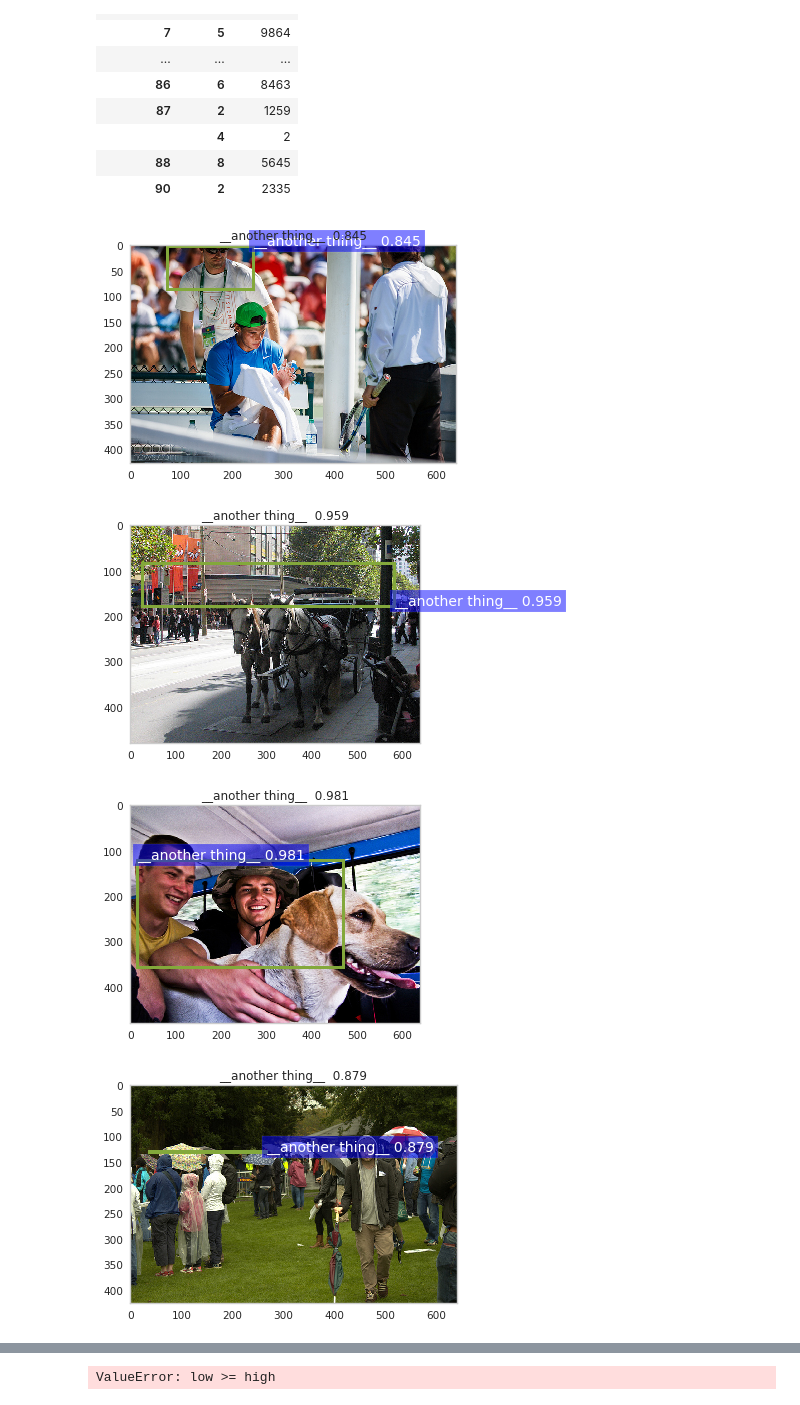
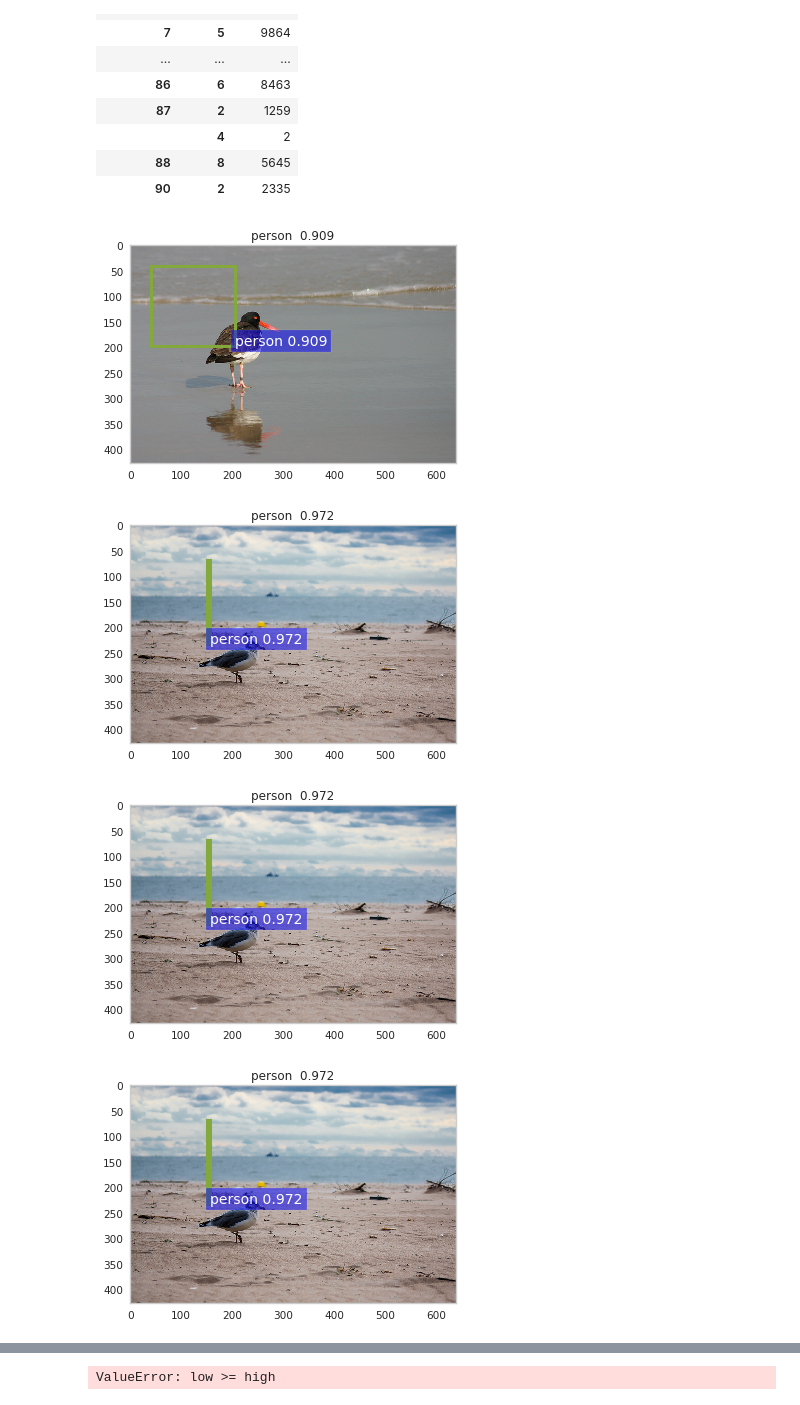
Before and after one commit to TheLaurens/ThesisProject-SCFasterRCNN9000, a Jupyter notebook: tools/visualise_acol_results_coco.ipynb, the cells around one changed output, grey strips where cells are left out. Saved outputs shown, nothing was run; the diff lists cells and outputs as text; code cells hidden in the pictures.

```diff
--- a/tools/visualise_acol_results_coco.ipynb
+++ b/tools/visualise_acol_results_coco.ipynb
@@ -33,7 +33,7 @@ index created!
 def vis_detections(im_id, class_name, bbox, score, thresh=0.8):
     """Visual debugging of detections."""
     cats = coco.loadCats(coco.getCatIds())
-    classes = tuple(['__background__'] + ['__another thing__'] + [c['name'] for c in cats])
+    classes = tuple(['__background__'] + ['person'] + [c['name'] for c in cats])
     class_name = classes[class_name]
     #img = coco.loadImgs(imgIds[np.random.randint(0,len(imgIds))])[0]
     im = io.imread('http://mscoco.org/images/%d'%(im_id))
@@ -106,15 +106,15 @@ detections[['category_id','cluster','image_id']].groupby(['category_id', 'cluste
 | 88 | 8 | 5645 |
 | 90 | 2 | 2335 |
 # %%
-clust0=detections[(detections.category_id==1) & (detections.cluster==0) & (detections.score>0.8)]
-clust3=detections[(detections.category_id==1) & (detections.cluster==3) & (detections.score>0.8)]
-clust8=detections[(detections.category_id==1) & (detections.cluster==8) & (detections.score>0.8)]
+clust0=detections[(detections.category_id==1) & (detections.cluster==1) & (detections.score>0)]
+clust1=detections[(detections.category_id==1) & (detections.cluster==2) & (detections.score>0)]
+clust2=detections[(detections.category_id==1) & (detections.cluster==3) & (detections.score>0.8)]
 # %%
-for i in np.random.randint(0,len(clust3),10):
-    det = clust3.iloc[i]
+for i in np.random.randint(0,len(clust0),10):
+    det = clust0.iloc[i]
     vis_detections(det.image_id, det.category_id, det.bbox, det.score, 0)
 # %% [output]
-[figure, old version]
+[figure, new version]
-[figure, old version]
+[figure, new version]
-[figure, old version]
+[figure, new version]
-[figure, old version]
+[figure, new version]
```
Also changed, not shown: parts of 3 cells of this notebook, 9 other files.
